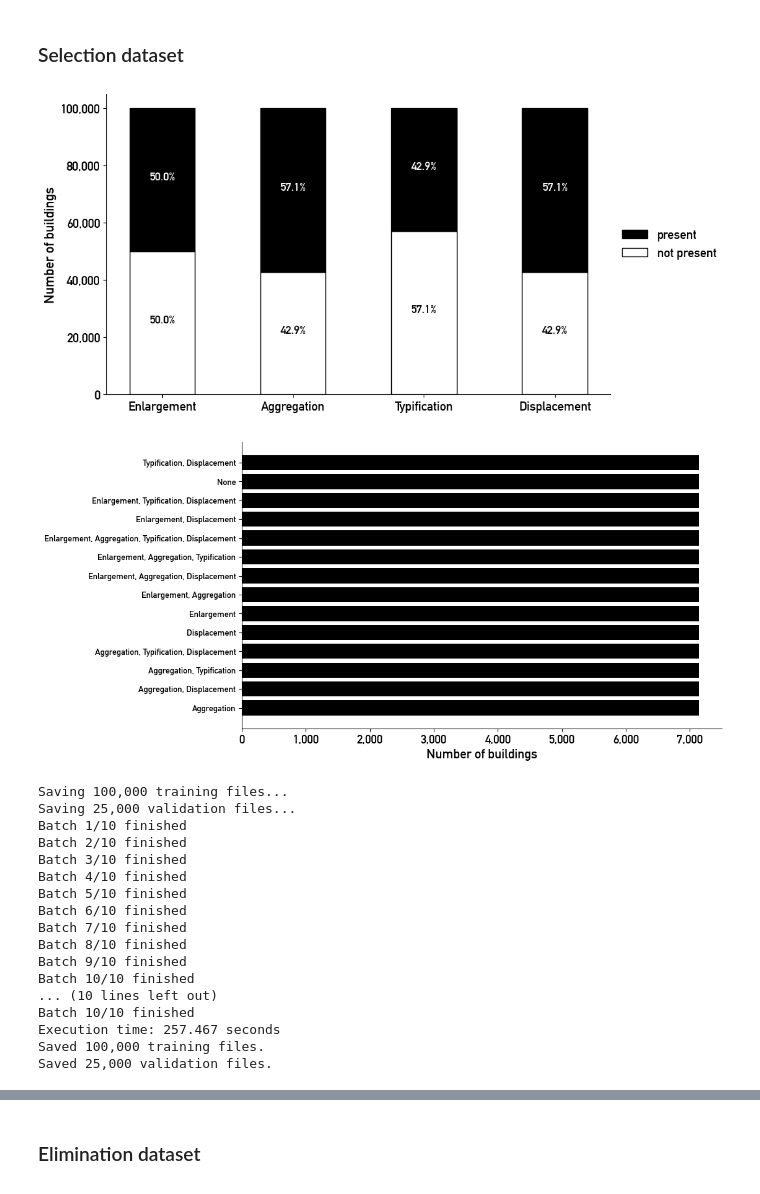
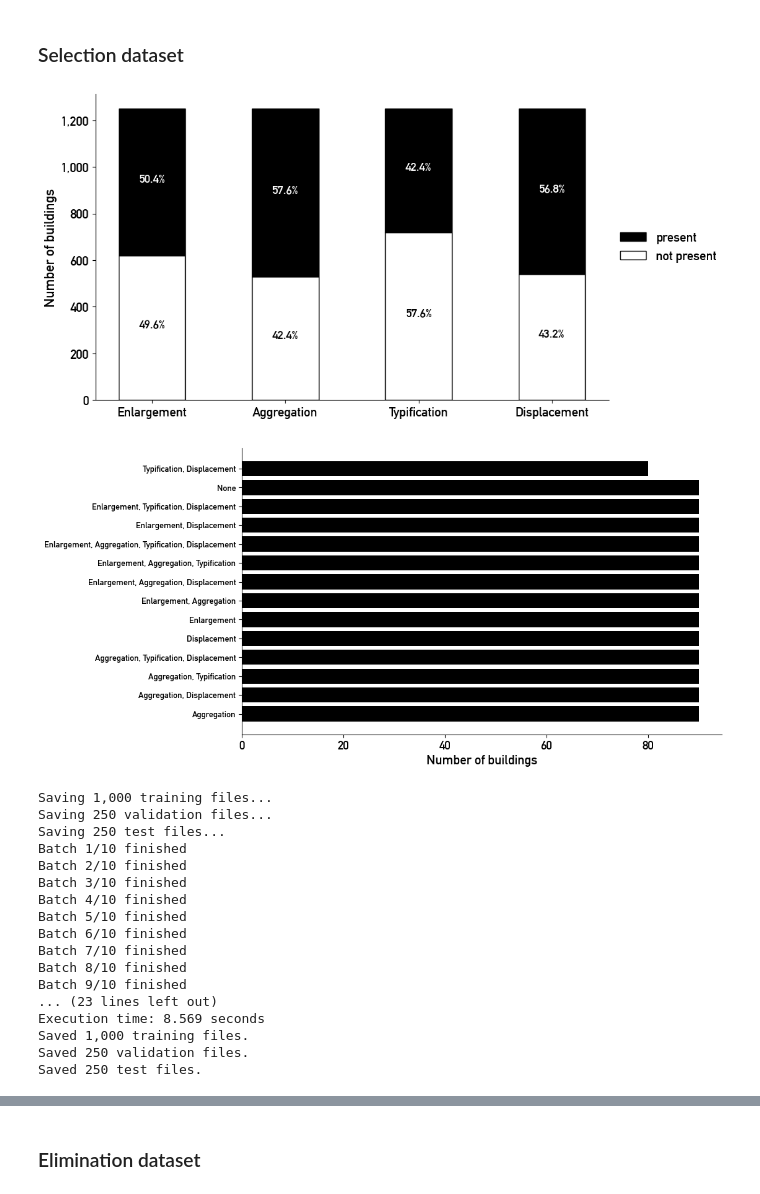
Before and after one commit to jorissenn/genops, a Jupyter notebook: 20_raster_training_set_construction.ipynb, the cells around one changed output, grey strips where cells are left out. Drawn from its saved outputs; the diff is of its cells as text; code cells hidden in the pictures.

Commit message:
implemented generation of test set

```diff
--- a/20_raster_training_set_construction.ipynb
+++ b/20_raster_training_set_construction.ipynb
@@ -49,10 +49,12 @@ roads = read_table_from_db(engine, "roads_dkm50", geom=True)
 # target shape of the padded rasters (n_pixels, n_pixels)
 n_pixels = 256
 
-# number of samples that should be used for training + validation
-n = 125_000
+# number of samples that should be used for training + validation set
+n_training_validation = 1_250
+# number of samples that should be used for test set
+n_test = 250
 
-# ratio of the data that should be used for validation
+# ratio of the training + validation set that should be used for validation
 validation_ratio = 0.2
 
 # use random seed to ensure that samples stay the same
@@ -311,54 +313,67 @@ def save_raster_training_samples(target_dir, uuids_to_save, n_batches, n_pixels)
 # %%
 operators_selection = ("enlargement", "aggregation", "typification", "displacement")
 
-# extracting non eliminated buildings
+# extracting non-eliminated buildings
 buildings_non_elim = buildings[buildings["elimination"] == 0].reset_index(drop=True)
 
-# balancing the dataset using LP-resampling
-buildings_non_elim_resampled = lp_resample(buildings_non_elim, operators_selection, target_size=int((1-validation_ratio)*n))
+# balancing the training + validation dataset using LP-resampling
+buildings_non_elim_resampled = lp_resample(buildings_non_elim,
+                                           operators_selection,
+                                           target_size=n_training_validation)
 
 visualize_operator_distribution(buildings_non_elim_resampled, operators_selection)
 visualize_labelset_distribution(buildings_non_elim_resampled, operators_selection)
 # %% [output]
-[figure, old version]
+[figure, new version]
-[figure, old version]
+[figure, new version]
 # %%
-# extract all uuids from the resampled dataset --> training set
-sampled_uuids_training = list(buildings_non_elim_resampled["source_uuid"])
-random.shuffle(sampled_uuids_training)
+# extract all uuids from the resampled dataset --> training + validation set
+selection_uuids_training_validation = list(buildings_non_elim_resampled["source_uuid"])
+random.shuffle(selection_uuids_training_validation)
 # additionally construct set for quick membership tests
-sampled_uuids_training_set = set(sampled_uuids_training)
+selection_uuids_training_validation_set = set(selection_uuids_training_validation)
+
+# slice the uuids for training and validation according to validation_ratio
+split_index = int(len(selection_uuids_training_validation) * validation_ratio)
+selection_uuids_training = selection_uuids_training_validation[split_index:]
+selection_uuids_validation = selection_uuids_training_validation[:split_index]
 
 # get a complete list of uuids of buildings that were retained
-uuids = list(buildings_non_elim["source_uuid"])
+uuids_retained = list(buildings_non_elim["source_uuid"])
 
-# filter uuids used for the training from the complete list (should not be used for validation purposes)
-sampled_uuids_non_training = [uuid for uuid in uuids if uuid not in sampled_uuids_training_set]
+# filter uuids used for training + validation from the complete list (should not be used for testing purposes)
+selection_uuids_non_training_validation = [uuid for uuid in uuids_retained if uuid not in selection_uuids_training_validation_set]
 
-# sample the specified number of uuids from the filtered set --> validation set
-sampled_uuids_validation = random.sample(sampled_uuids_non_training, k=int((validation_ratio)*n))
-random.shuffle(sampled_uuids_validation)
+# sample the specified number of uuids from the filtered set --> test set
+selection_uuids_test = random.sample(selection_uuids_non_training_validation, k=n_test)
+random.shuffle(selection_uuids_test)
 
-print(f"Saving {len(sampled_uuids_training):,} training files...")
-print(f"Saving {len(sampled_uuids_validation):,} validation files...")
+print(f"Saving {len(selection_uuids_training):,} training files...")
+print(f"Saving {len(selection_uuids_validation):,} validation files...")
+print(f"Saving {len(selection_uuids_test):,} test files...")
 
-# directories for storing the training and validation examples
+# directories for storing the training, validation and test examples
 target_dir_training = "../data.nosync/raster/training_data/selection/training"
 target_dir_validation = "../data.nosync/raster/training_data/selection/validation"
+target_dir_test = "../data.nosync/raster/training_data/selection/test"
 
 # generate and save samples
-save_raster_training_samples(target_dir=target_dir_training, uuids_to_save=sampled_uuids_training, n_batches=10, n_pixels=n_pixels)
-save_raster_training_samples(target_dir=target_dir_validation, uuids_to_save=sampled_uuids_validation, n_batches=10, n_pixels=n_pixels)
+save_raster_training_samples(target_dir=target_dir_training, uuids_to_save=selection_uuids_training, n_batches=10, n_pixels=n_pixels)
+save_raster_training_samples(target_dir=target_dir_validation, uuids_to_save=selection_uuids_validation, n_batches=10, n_pixels=n_pixels)
+save_raster_training_samples(target_dir=target_dir_test, uuids_to_save=selection_uuids_test, n_batches=10, n_pixels=n_pixels)
 
 # testing whether everything worked correctly
 filenames_training = os.listdir(target_dir_training)
 filenames_validation = os.listdir(target_dir_validation)
+filenames_test = os.listdir(target_dir_test)
 
 print(f"Saved {len(filenames_training):,} training files.")
 print(f"Saved {len(filenames_validation):,} validation files.")
+print(f"Saved {len(filenames_test):,} test files.")
 # %% [output]
-Saving 100,000 training files...
-Saving 25,000 validation files...
+Saving 1,000 training files...
+Saving 250 validation files...
+Saving 250 test files...
 Batch 1/10 finished
 Batch 2/10 finished
 Batch 3/10 finished
@@ -368,12 +383,11 @@ Batch 6/10 finished
 Batch 7/10 finished
 Batch 8/10 finished
 Batch 9/10 finished
-Batch 10/10 finished
-... (10 lines left out)
-Batch 10/10 finished
-Execution time: 257.467 seconds
-Saved 100,000 training files.
-Saved 25,000 validation files.
+... (23 lines left out)
+Execution time: 8.569 seconds
+Saved 1,000 training files.
+Saved 250 validation files.
+Saved 250 test files.
 # %%
 # read a file and inspect contents
 idx = -1
```
Also changed, not shown: parts of 5 cells of this notebook, 2 other files.
